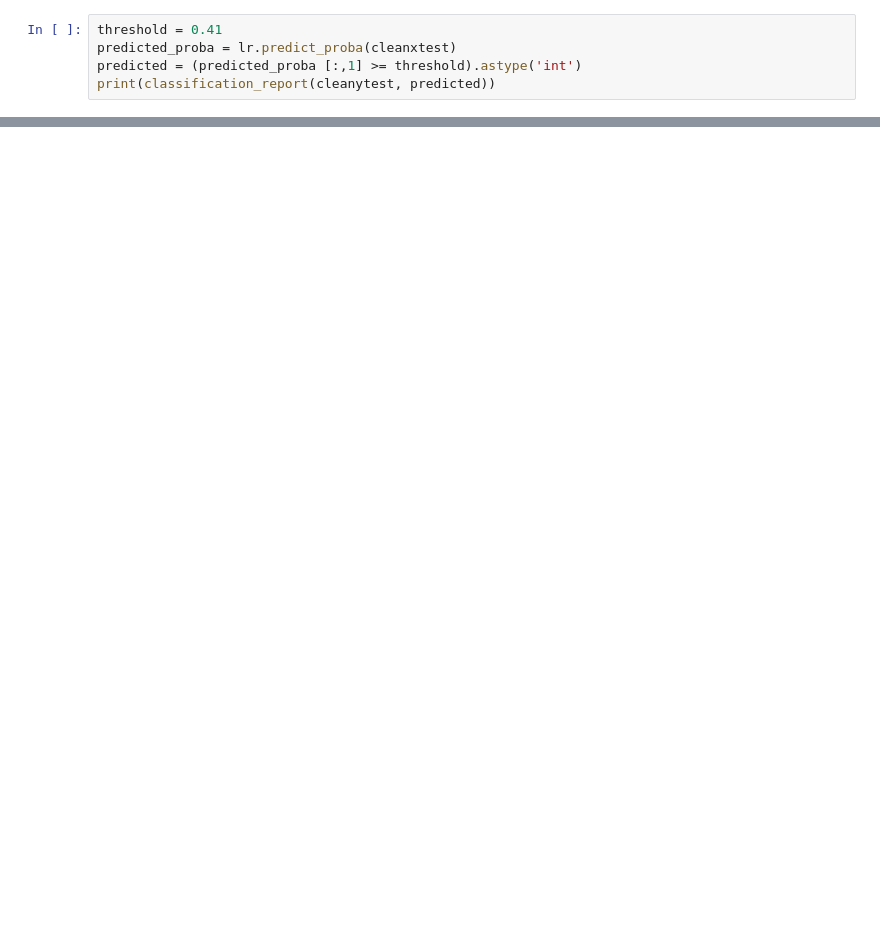
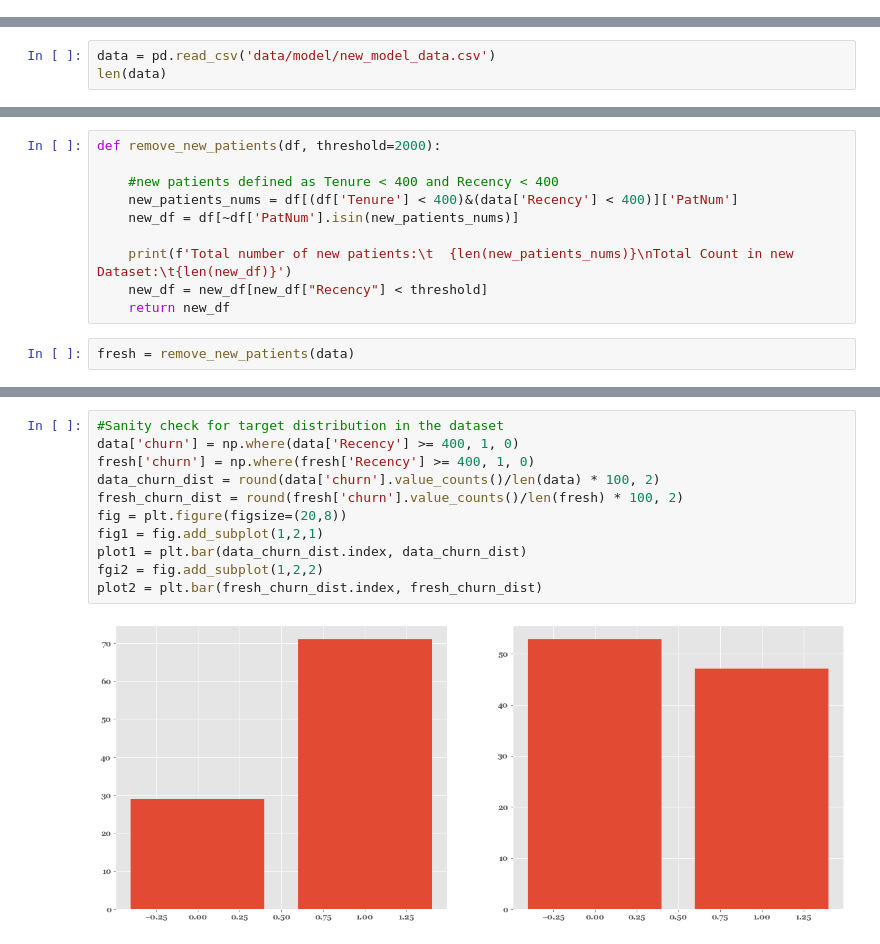
Before and after one commit to americanthinker/dental-project, a Jupyter notebook: notebooks/Logistic_Regression.ipynb, the cells around one changed output, grey strips where cells are left out. Cells and saved outputs as stored; diff of their text form; blank space fills up the shorter version.

```diff
--- a/notebooks/Logistic_Regression.ipynb
+++ b/notebooks/Logistic_Regression.ipynb
@@ -291,5 +0,0 @@ weighted avg       0.83      0.83      0.83       448
-# %%
-threshold = 0.41
-predicted_proba = lr.predict_proba(cleanxtest)
-predicted = (predicted_proba [:,1] >= threshold).astype('int')
-print(classification_report(cleanytest, predicted))
@@ -406,0 +40,3 @@ Patient is likely to churn with probability 69.0%, you should do this...
+# %%
+data = pd.read_csv('data/model/new_model_data.csv')
+len(data)
@@ -406,0 +45,12 @@ Patient is likely to churn with probability 69.0%, you should do this...
+# %%
+def remove_new_patients(df, threshold=2000):
+
+    #new patients defined as Tenure < 400 and Recency < 400
+    new_patients_nums = df[(df['Tenure'] < 400)&(data['Recency'] < 400)]['PatNum']
+    new_df = df[~df['PatNum'].isin(new_patients_nums)]
+
+    print(f'Total number of new patients:\t  {len(new_patients_nums)}\nTotal Count in new Dataset:\t{len(new_df)}')
+    new_df = new_df[new_df["Recency"] < threshold]
+    return new_df
+# %%
+fresh = remove_new_patients(data)
@@ -406,0 +80,13 @@ Patient is likely to churn with probability 69.0%, you should do this...
+# %%
+#Sanity check for target distribution in the dataset
+data['churn'] = np.where(data['Recency'] >= 400, 1, 0)
+fresh['churn'] = np.where(fresh['Recency'] >= 400, 1, 0)
+data_churn_dist = round(data['churn'].value_counts()/len(data) * 100, 2)
+fresh_churn_dist = round(fresh['churn'].value_counts()/len(fresh) * 100, 2)
+fig = plt.figure(figsize=(20,8))
+fig1 = fig.add_subplot(1,2,1)
+plot1 = plt.bar(data_churn_dist.index, data_churn_dist)
+fgi2 = fig.add_subplot(1,2,2)
+plot2 = plt.bar(fresh_churn_dist.index, fresh_churn_dist)
+# %% [output]
+[figure, added]
```
Also changed, not shown: parts of 82 cells of this notebook, 6 other files.
